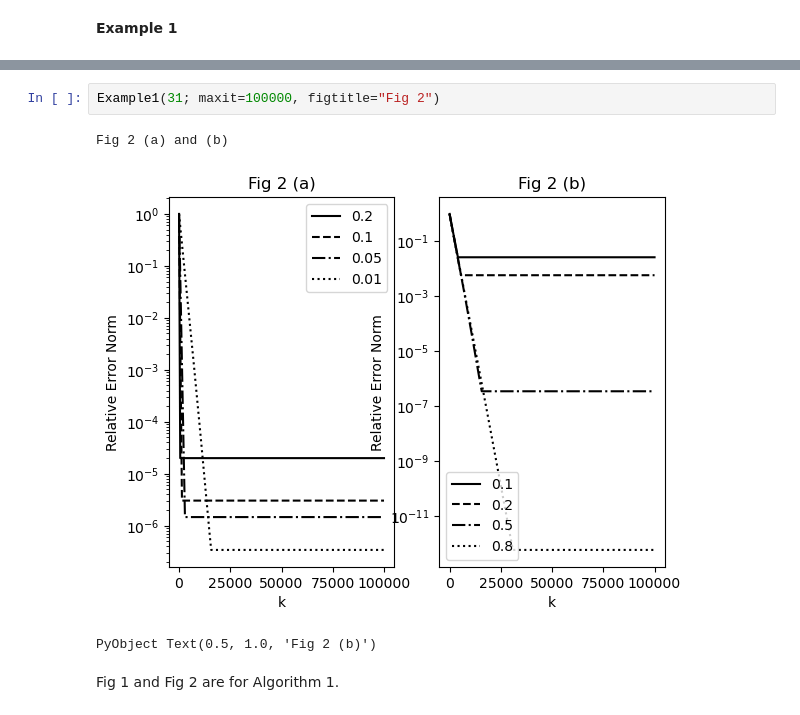
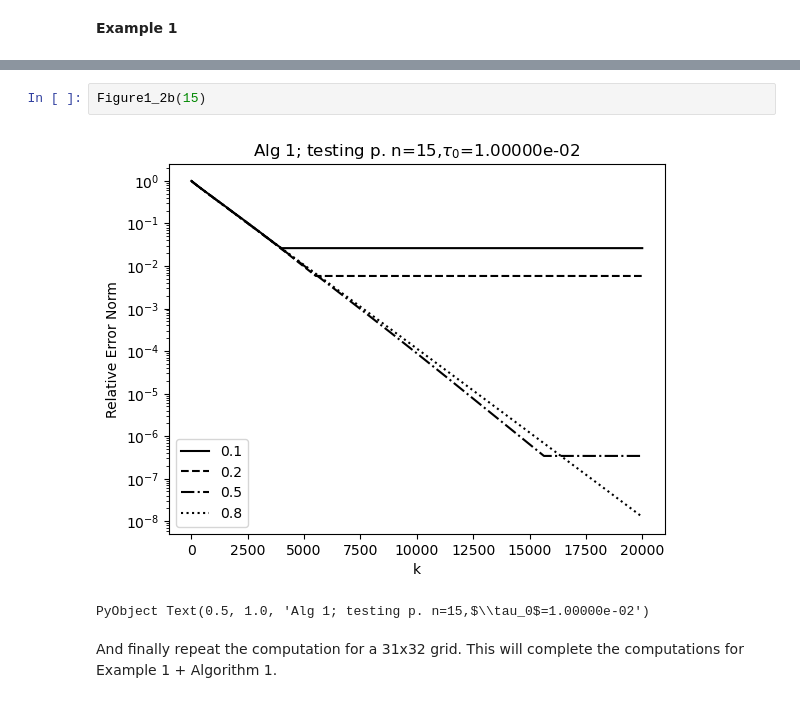
Before and after one commit to ctkelley/Grad_Des_CKW.jl, a Jupyter notebook: Examples.ipynb, the cells around one changed output, grey strips where cells are left out. Drawn from its saved outputs; the diff is of its cells as text.

```diff
--- a/Examples.ipynb
+++ b/Examples.ipynb
@@ -34,8 +30,7 @@ Now we will increase the dimsension from 15x15 to 31x32. This will require small
-# %%
-Example1(31; maxit=100000, figtitle="Fig 2")
-# %% [output]
-Fig 2 (a) and (b)
-[figure, removed]
-PyObject Text(0.5, 1.0, 'Fig 2 (b)')
+# %%
+Figure1_2b(15)
+# %% [output]
+[figure, added]
+PyObject Text(0.5, 1.0, 'Alg 1; testing p. n=15,$\\tau_0$=1.00000e-02')
 # %% [markdown]
-Fig 1 and Fig 2 are for Algorithm 1.
+And finally repeat the computation for a 31x32 grid. This will complete the computations for Example 1 + Algorithm 1.
```
Also changed, not shown: parts of 7 cells of this notebook, 2 other files.
